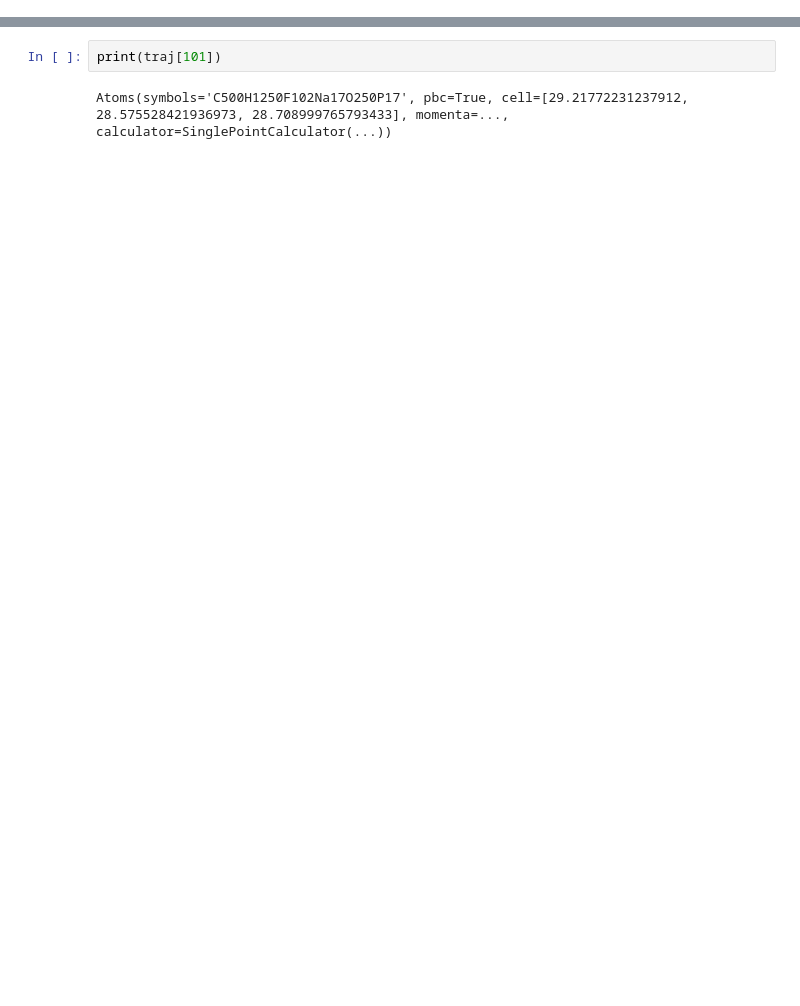
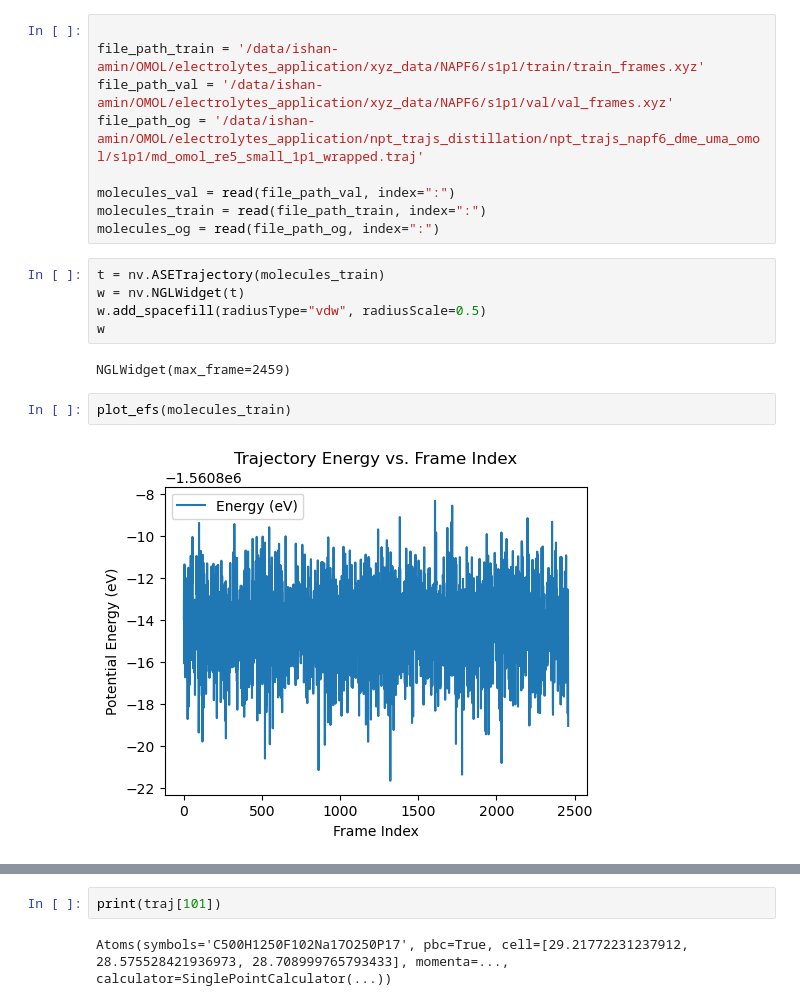
Before and after one commit to ishanthewizard/MLFF-distill, a Jupyter notebook: APPLICATIONS/electrolytes/visualize.ipynb, the cells around one changed output, grey strips where cells are left out. Saved outputs shown, nothing was run; the diff lists cells and outputs as text; blank space fills up the shorter version.

```diff
--- a/APPLICATIONS/electrolytes/visualize.ipynb
+++ b/APPLICATIONS/electrolytes/visualize.ipynb
@@ -36,0 +7,20 @@ NGLWidget(max_frame=1893)
+# %%
+
+file_path_train = '/data/ishan-amin/OMOL/electrolytes_application/xyz_data/NAPF6/s1p1/train/train_frames.xyz'
+file_path_val = '/data/ishan-amin/OMOL/electrolytes_application/xyz_data/NAPF6/s1p1/val/val_frames.xyz'
+file_path_og = '/data/ishan-amin/OMOL/electrolytes_application/npt_trajs_distillation/npt_trajs_napf6_dme_uma_omol/s1p1/md_omol_re5_small_1p1_wrapped.traj'
+
+molecules_val = read(file_path_val, index=":")
+molecules_train = read(file_path_train, index=":")
+molecules_og = read(file_path_og, index=":")
+# %%
+t = nv.ASETrajectory(molecules_train)
+w = nv.NGLWidget(t)
+w.add_spacefill(radiusType="vdw", radiusScale=0.5)
+w
+# %% [output]
+NGLWidget(max_frame=2459)
+# %%
+plot_efs(molecules_train)
+# %% [output]
+[figure, added]
```
Also changed, not shown: parts of 11 cells of this notebook, 11 other files.
